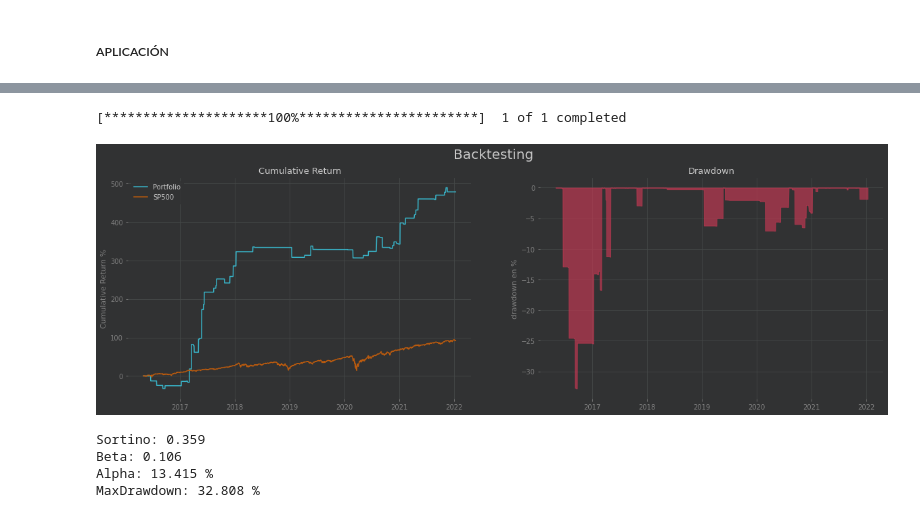
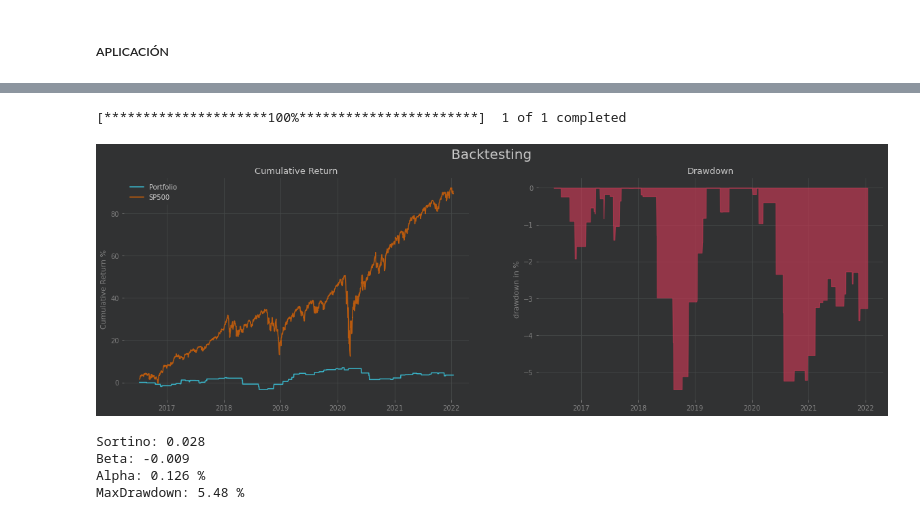
Before and after one commit to joanby/trading-algoritmico-forex, a Jupyter notebook: ES_FX_Capítulo_04_Backtesting_Vectorizado.ipynb, the cells around one changed output, grey strips where cells are left out. Saved outputs shown, nothing was run; the diff lists cells and outputs as text; code cells hidden in the pictures.

```diff
--- a/ES_FX_Capítulo_04_Backtesting_Vectorizado.ipynb
+++ b/ES_FX_Capítulo_04_Backtesting_Vectorizado.ipynb
@@ -238,15 +238,14 @@ def BackTest(serie, annualiazed_scalar=252):
 
     return df
 
-
-  # Importar el benchmark
+  # Import the benchmark
   sp500 = yf.download("^GSPC")["Adj Close"].pct_change(1)
 
-  # Cambiar el nombre
+  # Change the name
   sp500.name = "SP500"
 
   try:
-    # Concatenar los retornos y el sp500
+    # Concat the returns and the sp500
     val = pd.concat((serie,sp500), axis=1).dropna()
 
   except:
@@ -257,11 +256,10 @@ def BackTest(serie, annualiazed_scalar=252):
     # Concat the returns and the sp500
     val = pd.concat((serie,sp500), axis=1).dropna()
 
-
-  # Calcular el drawdown
+  # Compute the drawdown
   drawdown = drawdown_function(serie)*100
 
-  # Calcular el max drawdown
+  # Compute max drawdown
   max_drawdown = -np.min(drawdown)
 
 
@@ -288,31 +286,39 @@ def BackTest(serie, annualiazed_scalar=252):
   cum.set_ylabel("Cumulative Return %", size=11)
 
   # Put the drawdown
-  dra.fill_between(drawdown.index,0,drawdown, color="#C73954", alpha=0.65)
+  dra.fill_between(drawdown.index,0,drawdown.values.flatten(), color="#C73954", alpha=0.65)
 
   # Set individual title
   dra.set_title("Drawdown", size=13)
 
-  dra.set_ylabel("drawdown en %", size=11)
+  dra.set_ylabel("drawdown in %", size=11)
 
   # Plot the graph
   plt.show()
 
+  try:
+    serie = serie["return"]
+  except:
+    pass
 
-  # Calcular el índice sortino
+  serie_print = serie
+  # Compute the sortino
   sortino = np.sqrt(annualiazed_scalar) * serie.mean()/serie.loc[serie<0].std()
 
-  # Calcular el índice  beta
+  # Compute the beta
   beta = np.cov(val[["return", "SP500"]].values,rowvar=False)[0][1] / np.var(val["SP500"].values)
 
-  # Calcular el índice  alpha
+  # Compute the alpha
   alpha = annualiazed_scalar * (serie.mean() - beta*serie.mean())
 
-  # Imprimir los estadísticos
+  # Print the statistics
   print(f"Sortino: {np.round(sortino,3)}")
   print(f"Beta: {np.round(beta,3)}")
   print(f"Alpha: {np.round(alpha*100,3)} %")
-  print(f"MaxDrawdown: {np.round(max_drawdown,3)} %")
+  try:
+    print(f"MaxDrawdown: {np.round(max_drawdown[0],3)} %")
+  except:
+    print(f"MaxDrawdown: {np.round(max_drawdown,3)} %")
 # %%
 BackTest(return_serie, annualiazed_scalar=252)
 # %% [output]
@@ -389,17 +406,14 @@ def breakout(df, cost=0.001, duration=7):
 # %%
-asset = "ETH"
+asset = "EURUSD"
 
-# Manage the data
-df = preprocessing(f"{asset}USD_D1.csv")
+dfc = bollinger(f"{asset}_D1.csv",30, 2, train=False, duration=5)
 
-# Create the strategy
-dfc = breakout(df, duration=7)
 
-BackTest(dfc.fillna(value=0), 52)
+BackTest(dfc.fillna(value=0)*1, 52)
 # %% [output]
 [*********************100%***********************]  1 of 1 completed
-[figure, old version]
+[figure, new version]
-Sortino: 0.359
-Beta: 0.106
-Alpha: 13.415 %
-MaxDrawdown: 32.808 %
+Sortino: 0.028
+Beta: -0.009
+Alpha: 0.126 %
+MaxDrawdown: 5.48 %
```
Also changed, not shown: parts of 6 cells of this notebook.
